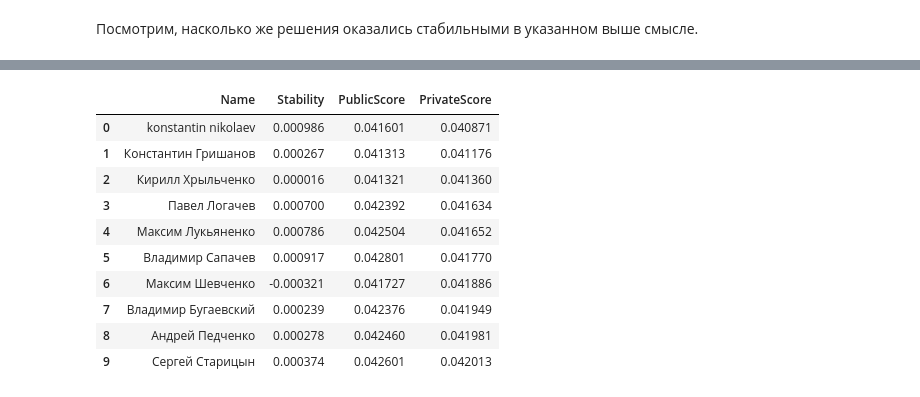
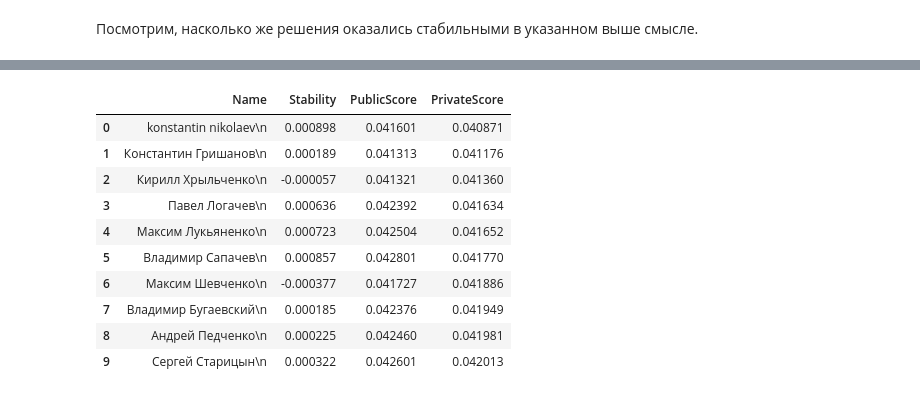
Before and after one commit to Hedgehogues/new-year-contest-boosters, a Jupyter notebook: analytics/analytics.ipynb, the cells around one changed output, grey strips where cells are left out. Drawn from its saved outputs; the diff is of its cells as text; code cells hidden in the pictures.

```diff
--- a/analytics/analytics.ipynb
+++ b/analytics/analytics.ipynb
@@ -2373,0 +155,8 @@ rating_slice = [l[i:i+step] for i in range(0, len(l), step)]
+# %%
+y_label = 'target'
+col = 'long'
+df = data_all[[col, y_label]].dropna()
+
+km = KMeans(n_clusters=70, n_init=30, max_iter=300, random_state=42)
+km.fit([[k]for k in list(df[col].values)])
+l = km.labels_
@@ -2374,6 +207,19 @@ rating_slice = [l[i:i+step] for i in range(0, len(l), step)]
+# %%
+def get_rating(l, step):
+    return [l[i:i+step] for i in range(0, len(l), step)]
+
+with open(data_path+'private') as fd:
+    l = fd.readlines()[1:-1]
+    step = 3
+    private_rating = get_rating(l, step)
+
+with open(data_path+'public') as fd:
+    step = 5
+    l = fd.readlines()[1:-1]
+    public_rating = get_rating(l, step)
 # %%
-df_private = pd.DataFrame(final_slice[1:], columns=['PositionPrivate', 'Name', 'PrivateScore'])
-df_public = pd.DataFrame(rating_slice[1:], columns=['PositionPublic', 'Name', 'CountSubmission', 'PublicScore', 'Date'])
+df_private = pd.DataFrame(private_rating[1:], columns=['PositionPrivate', 'Name', 'PrivateScore'])
+df_public = pd.DataFrame(public_rating[1:], columns=['PositionPublic', 'Name', 'CountSubmission', 'PublicScore', 'Date'])
 df = pd.merge(df_public, df_private, on='Name')
 df['PublicScore'] = df['PublicScore'].astype(np.float)
 df['PrivateScore'] = df['PrivateScore'].astype(np.float)
@@ -2394,7 +410,7 @@ df['Date'] = pd.to_datetime(df['Date'])
 # %%
 df = df[
     (df['PublicScore'] < 0.048) & \
-    (df['PrivateScore'] < 0.047) & \
+    (df['PrivateScore'] < 0.048) & \
     (df['PublicScore'] != df[df['Name'] == 'Baseline']['PublicScore'].values[0]) | \
     (~df['IsParticipant'])
 ]
@@ -2560,16 +617,17 @@ plt.savefig('6.png')
 # %%
-new_df = df.sort_values('PrivateScore')[['Name', 'Stability', 'PublicScore', 'PrivateScore']].iloc[:10].reset_index()
+count = 10
+new_df = df.sort_values('PrivateScore')[['Name', 'Stability', 'PublicScore', 'PrivateScore']].iloc[:count].reset_index()
 new_df[new_df.columns[1:]]
 # %% [output]
 |  | Name | Stability | PublicScore | PrivateScore |
-| 0 | konstantin nikolaev | 0.000986 | 0.041601 | 0.040871 |
-| 1 | Константин Гришанов | 0.000267 | 0.041313 | 0.041176 |
-| 2 | Кирилл Хрыльченко | 0.000016 | 0.041321 | 0.041360 |
-| 3 | Павел Логачев | 0.000700 | 0.042392 | 0.041634 |
-| 4 | Максим Лукьяненко | 0.000786 | 0.042504 | 0.041652 |
-| 5 | Владимир Сапачев | 0.000917 | 0.042801 | 0.041770 |
-| 6 | Максим Шевченко | -0.000321 | 0.041727 | 0.041886 |
-| 7 | Владимир Бугаевский | 0.000239 | 0.042376 | 0.041949 |
-| 8 | Андрей Педченко | 0.000278 | 0.042460 | 0.041981 |
-| 9 | Сергей Старицын | 0.000374 | 0.042601 | 0.042013 |
+| 0 | konstantin nikolaev\n | 0.000898 | 0.041601 | 0.040871 |
+| 1 | Константин Гришанов\n | 0.000189 | 0.041313 | 0.041176 |
+| 2 | Кирилл Хрыльченко\n | -0.000057 | 0.041321 | 0.041360 |
+| 3 | Павел Логачев\n | 0.000636 | 0.042392 | 0.041634 |
+| 4 | Максим Лукьяненко\n | 0.000723 | 0.042504 | 0.041652 |
+| 5 | Владимир Сапачев\n | 0.000857 | 0.042801 | 0.041770 |
+| 6 | Максим Шевченко\n | -0.000377 | 0.041727 | 0.041886 |
+| 7 | Владимир Бугаевский\n | 0.000185 | 0.042376 | 0.041949 |
+| 8 | Андрей Педченко\n | 0.000225 | 0.042460 | 0.041981 |
+| 9 | Сергей Старицын\n | 0.000322 | 0.042601 | 0.042013 |
 # %%
```
Also changed, not shown: parts of 75 cells of this notebook, 35 other files.
